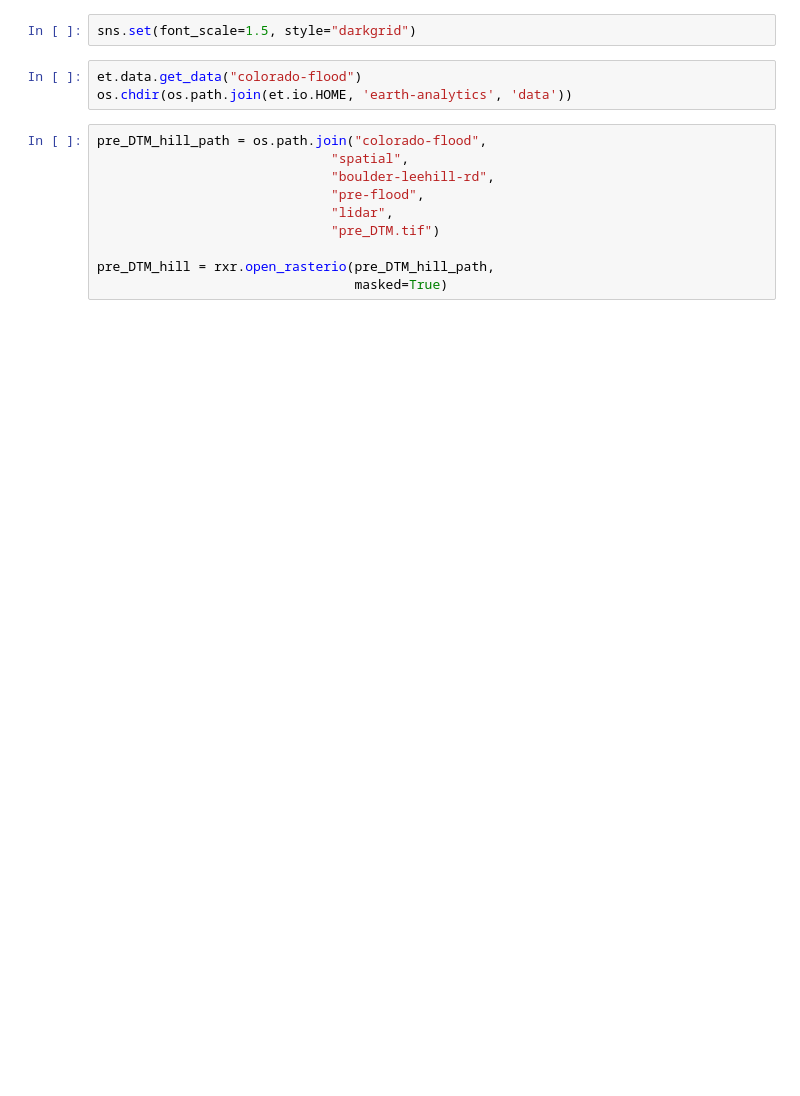
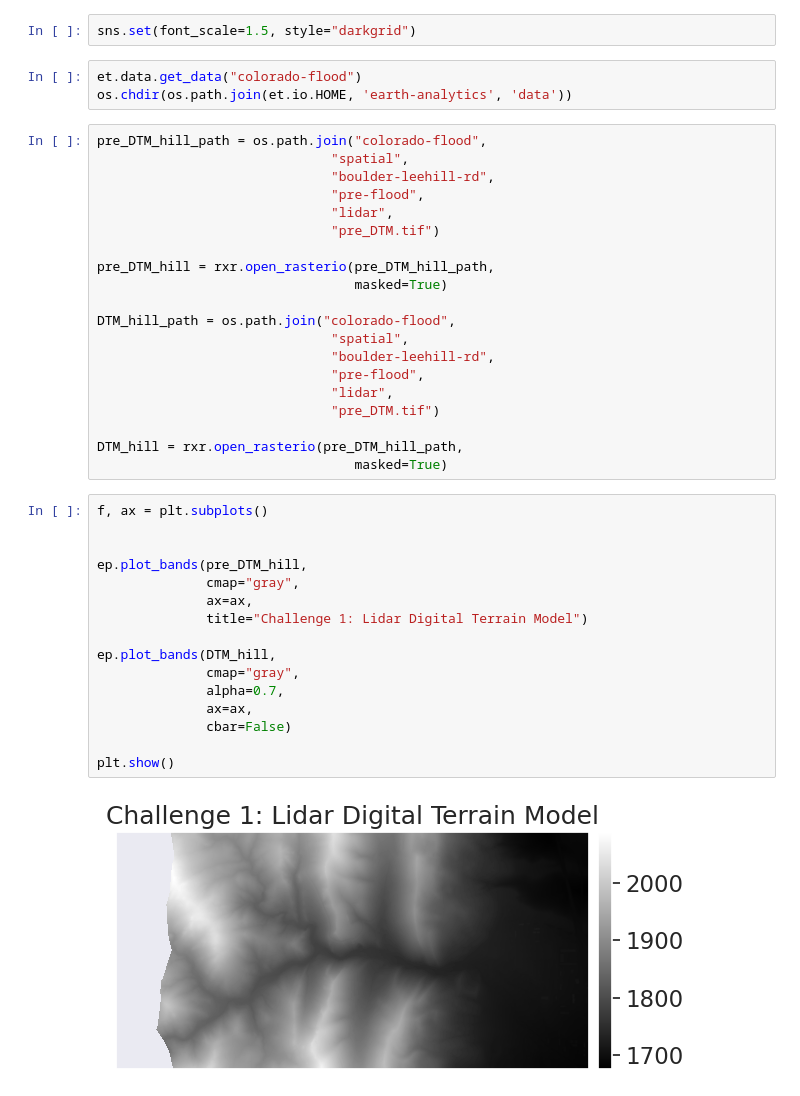
Before and after one commit to TC-YP/gisc605-lab3, a Jupyter notebook: Lab Exercises/test_skills.ipynb, the cells around one changed output. Cells and saved outputs as stored; diff of their text form; blank space fills up the shorter version.

```diff
--- a/Lab Exercises/test_skills.ipynb
+++ b/Lab Exercises/test_skills.ipynb
@@ -25,3 +27,31 @@ pre_DTM_hill_path = os.path.join("colorado-flood",
 
 pre_DTM_hill = rxr.open_rasterio(pre_DTM_hill_path,
                                  masked=True)
+
+DTM_hill_path = os.path.join("colorado-flood",
+                              "spatial",
+                              "boulder-leehill-rd",
+                              "pre-flood",
+                              "lidar",
+                              "pre_DTM.tif")
+
+DTM_hill = rxr.open_rasterio(pre_DTM_hill_path,
+                                 masked=True)
+# %%
+f, ax = plt.subplots()
+
+
+ep.plot_bands(pre_DTM_hill,
+              cmap="gray",
+              ax=ax,
+              title="Challenge 1: Lidar Digital Terrain Model")
+
+ep.plot_bands(DTM_hill,
+              cmap="gray",
+              alpha=0.7,
+              ax=ax,
+              cbar=False)
+
+plt.show()
+# %% [output]
+[figure, added]
```
Also changed, not shown: parts of 4 cells of this notebook.
